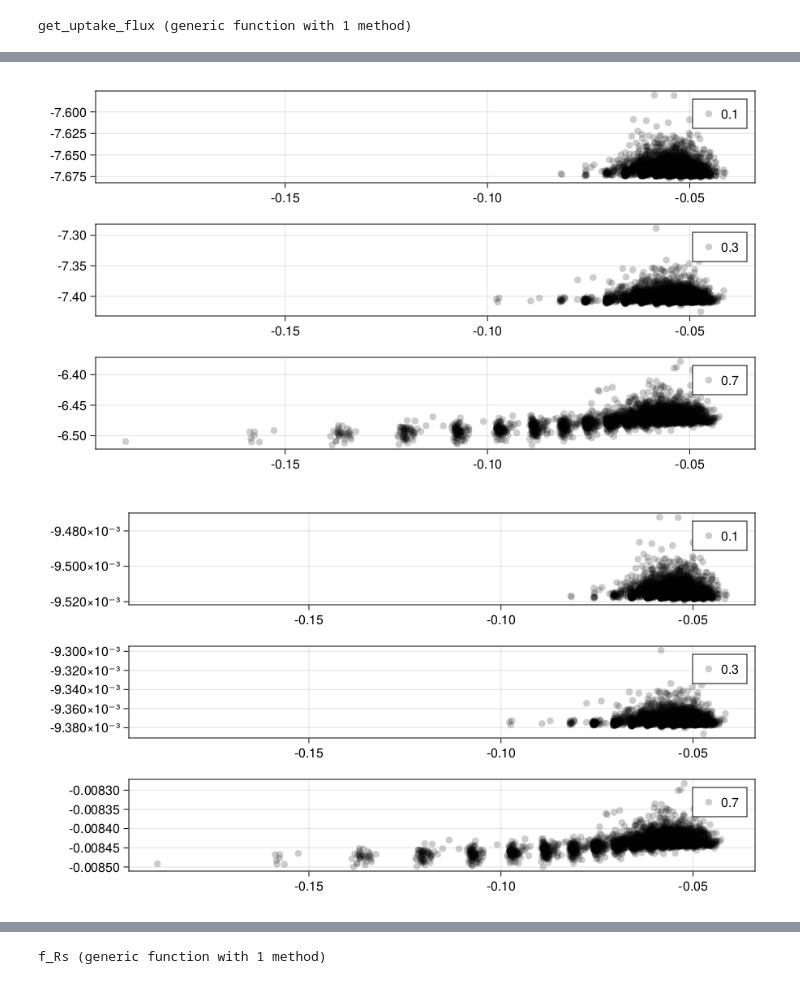
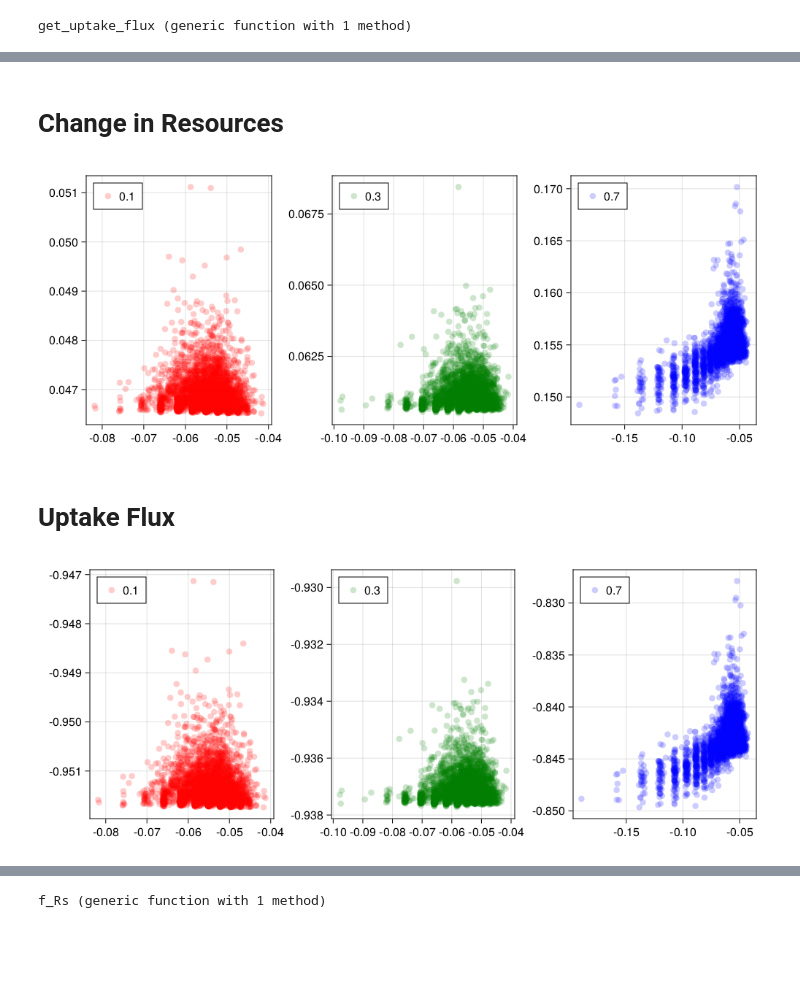
Before and after one commit to CleggTom/chemicalstressors, a Jupyter notebook: notebooks/detox_stress_model.ipynb, the cells around one changed output, grey strips where cells are left out. Saved outputs shown, nothing was run; the diff lists cells and outputs as text; code cells hidden in the pictures; blank space fills up the shorter version.

```diff
--- a/notebooks/detox_stress_model.ipynb
+++ b/notebooks/detox_stress_model.ipynb
@@ -163,7 +178,7 @@ f
 r = JLD2.load("../data/detox_simulations.jld2")
 analysis = JLD2.load("../data/analysis.jld2")
 
-N_r,N_u, N_l, N_λ, N_ρ = size(r["J"])
+N_r,N_u, N_l, N_λ, N_ρ, N_utot = size(r["J"])
 
 s_vec = 10 .^ range(0, 2, length = N_u)
 ρ_vec = ρ_vec = [0.0, 0.01, 0.1, 1.0]
@@ -267,9 +260,16 @@ analysis["Rinf"][1]
 The maximum pertubations size measures the largest displacement from equilibrium. This shows a strong relationship with the interaction measure, as interactions become more competitive the size of the maximal displacement increases. This suggests that competitive communities (i.e. those with many functionally similar species who negatively effect each other) are more susceptable to chemical perturbations.
 # %%
 max_p = map(x -> x[1], analysis["max_p"])
+R = mean(max_p[:,:,:,3,1],dims=(1))[1,:,:]
 
-f = Figure(resolution = (1000,400))
-ax = [Axis(f[1,i]) for i = 1:3]
+f = Figure(resolution = (1300,350))
+
+ax = Axis(f[1,1], xlabel = "Uptake Specialisation", ylabel = "Leakage Specialisation")
+heatmap!(ax,R, colormap = :viridis)
+
+Colorbar(f[2,1], colormap = :viridis, vertical = false, flipaxis = false, label = "Maximal perturbation", limits = extrema(R))
+
+ax = [Axis(f[1,i + 1], ylabel = "Maximal perturbation", xlabel = "mean interaction strength") for i = 1:3]
 res = zeros(20,3)
 
 c = ["red","green","blue"]
@@ -280,13 +280,12 @@ c = ["red","green","blue"]
 # #rescale rates
 for l = 1:3
         R = max_p[:,:,:,l,ρ][:]
-        a = a_mean[:,:,:,l,ρ][:]
+        a = prop_pos[:,:,:,l,ρ][:]
         indxR = findall(R .== R)
         scatter!(ax[l], (a[indxR]), R[indxR], label = string(λ_vec[l]), color = (c[l],0.2))
 end
 
 axislegend.(ax, position = :lt)
-linkaxes!(ax...)
 
 f
 # %% [output]
@@ -322,12 +321,12 @@ R_mass = get_R.(r["mass"]);
 up_flux = get_uptake_flux.(r["mass"],r["p"])
 
 #relative mass
-ΔC = zeros(N_r,N_u,N_l,N_λ)
-ΔR = zeros(N_r,N_u,N_l,N_λ)
-ΔU = zeros(N_r,N_u,N_l,N_λ)
+ΔC = zeros(N_r,N_u,N_l,N_λ, N_utot)
+ΔR = zeros(N_r,N_u,N_l,N_λ, N_utot)
+ΔU = zeros(N_r,N_u,N_l,N_λ, N_utot)
 
 for rep = 1:N_r
-    ΔC[rep,:,:,:] = C_mass[rep,:,:,:,2] .- C_mass[rep,:,:,:,1]
-    ΔR[rep,:,:,:] = R_mass[rep,:,:,:,2] .- R_mass[rep,:,:,:,1]
-    ΔU[rep,:,:,:] = up_flux[rep,:,:,:,2] .- up_flux[rep,:,:,:,1]
+    ΔC[rep,:,:,:,:] = C_mass[rep,:,:,:,end,:] .- C_mass[rep,:,:,:,1,:]
+    ΔR[rep,:,:,:,:] = R_mass[rep,:,:,:,end,:] .- R_mass[rep,:,:,:,1,:]
+    ΔU[rep,:,:,:,:] = up_flux[rep,:,:,:,end,:] .- up_flux[rep,:,:,:,1,:]
 end
@@ -354,42 +356,47 @@ f
+# %% [markdown]
+# Change in Resources
 # %%
+f = Figure(resolution = (1000,400))
+ax = [Axis(f[1,i]) for i = 1:3]
+res = zeros(20,3)
 
-f = Figure(resolution = (900,500))
-ax = [Axis(f[i,1]) for i = 1:3]
-res = zeros(20,3)
+c = ["red","green","blue"]
 
 ρ = 1
 
 # #rescale rates
 for l = 1:3
         R = ΔR[:,:,:,l][:]
         a = a_mean[:,:,:,l,ρ][:]
-        scatter!(ax[l], (a), log.(R), label = string(λ_vec[l]), color = ("black",0.2))
+        scatter!(ax[l], (a), (R), label = string(λ_vec[l]), color = (c[l],0.2))
 end
 
-axislegend.(ax)
-linkxaxes!(ax...)
+axislegend.(ax, position = :lt)
 
 f
 # %% [output]
-[figure, old version]
+[figure, new version]
+# %% [markdown]
+# Uptake Flux
 # %%
-f = Figure(resolution = (900,500))
-ax = [Axis(f[i,1]) for i = 1:3]
+f = Figure(resolution = (1000,400))
+ax = [Axis(f[1,i]) for i = 1:3]
 res = zeros(20,3)
+
+c = ["red","green","blue"]
 
 ρ = 1
 
 # #rescale rates
 for l = 1:3
-        U = ΔU[:,:,:,l][:]
+        Up = ΔU[:,:,:,l][:]
         a = a_mean[:,:,:,l,ρ][:]
-        scatter!(ax[l], a, U, label = string(λ_vec[l]), color = ("black",0.2))
+        scatter!(ax[l], (a), (Up), label = string(λ_vec[l]), color = (c[l],0.2))
 end
 
-axislegend.(ax)
-linkxaxes!(ax...)
+axislegend.(ax, position = :lt)
 
 f
 # %% [output]
-[figure, old version]
+[figure, new version]
 # %%
```
Also changed, not shown: parts of 56 cells of this notebook, 3 other files.
